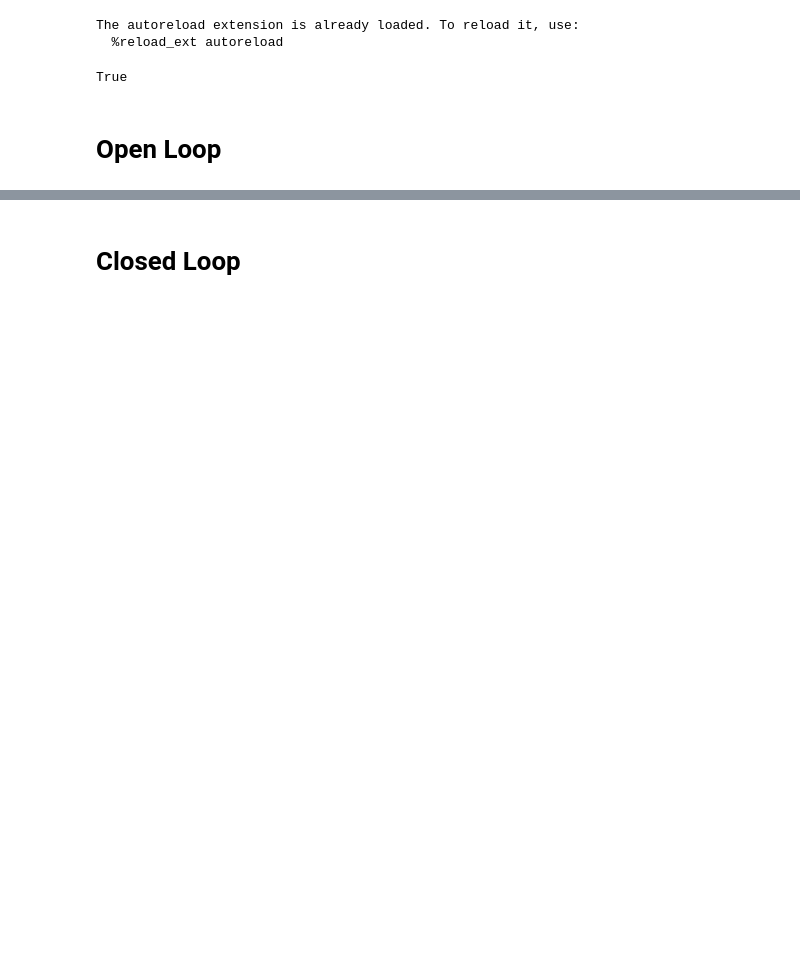
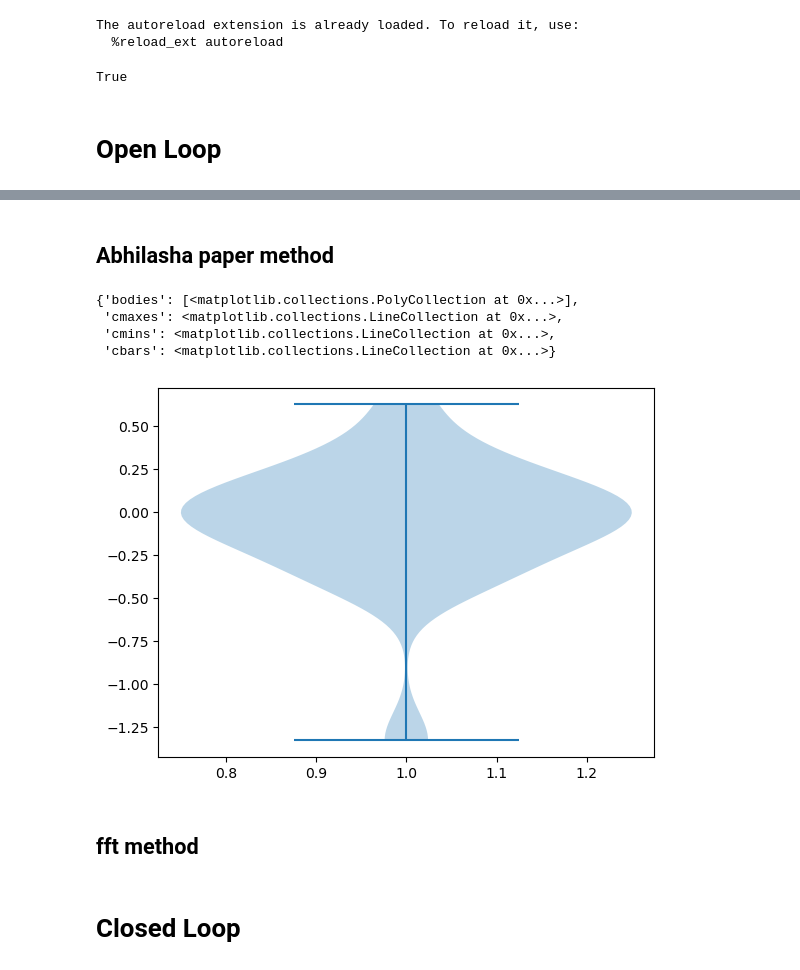
Before and after one commit to LorenFrankLab/ms_stim_analysis, a Jupyter notebook: Spiking/autocorrelegrams.ipynb, the cells around one changed output, grey strips where cells are left out. Drawn from its saved outputs; the diff is of its cells as text; code cells hidden in the pictures; blank space fills up the shorter version.

```diff
--- a/Spiking/autocorrelegrams.ipynb
+++ b/Spiking/autocorrelegrams.ipynb
@@ -65,0 +69,24 @@ linear_limits [10, 126.8923664781934]
+# %% [markdown]
+## Abhilasha paper method
+# %%
+autocorr[0].shape
+
+
+
+
+rhythm = [rhythmicity(data) for data in autocorr]
+rhythm  = (rhythm[1]-rhythm[0])/rhythm[0]
+plt.violinplot(rhythm)
+# plt.scatter(np.ones(len(rhythm[0])),rhythm[0])
+# plt.scatter(np.ones(len(rhythm[1]))*2,rhythm[1])
+
+# for x1,x2 in zip(rhythm[0],rhythm[1]):
+#     plt.plot([1,2],[x1,x2],color='black',alpha=0.1)
+# %% [output]
+{'bodies': [<matplotlib.collections.PolyCollection at 0x...>],
+ 'cmaxes': <matplotlib.collections.LineCollection at 0x...>,
+ 'cmins': <matplotlib.collections.LineCollection at 0x...>,
+ 'cbars': <matplotlib.collections.LineCollection at 0x...>}
+[figure, added]
+# %% [markdown]
+## fft method
```
Also changed, not shown: parts of 6 cells of this notebook, 1 other file.
